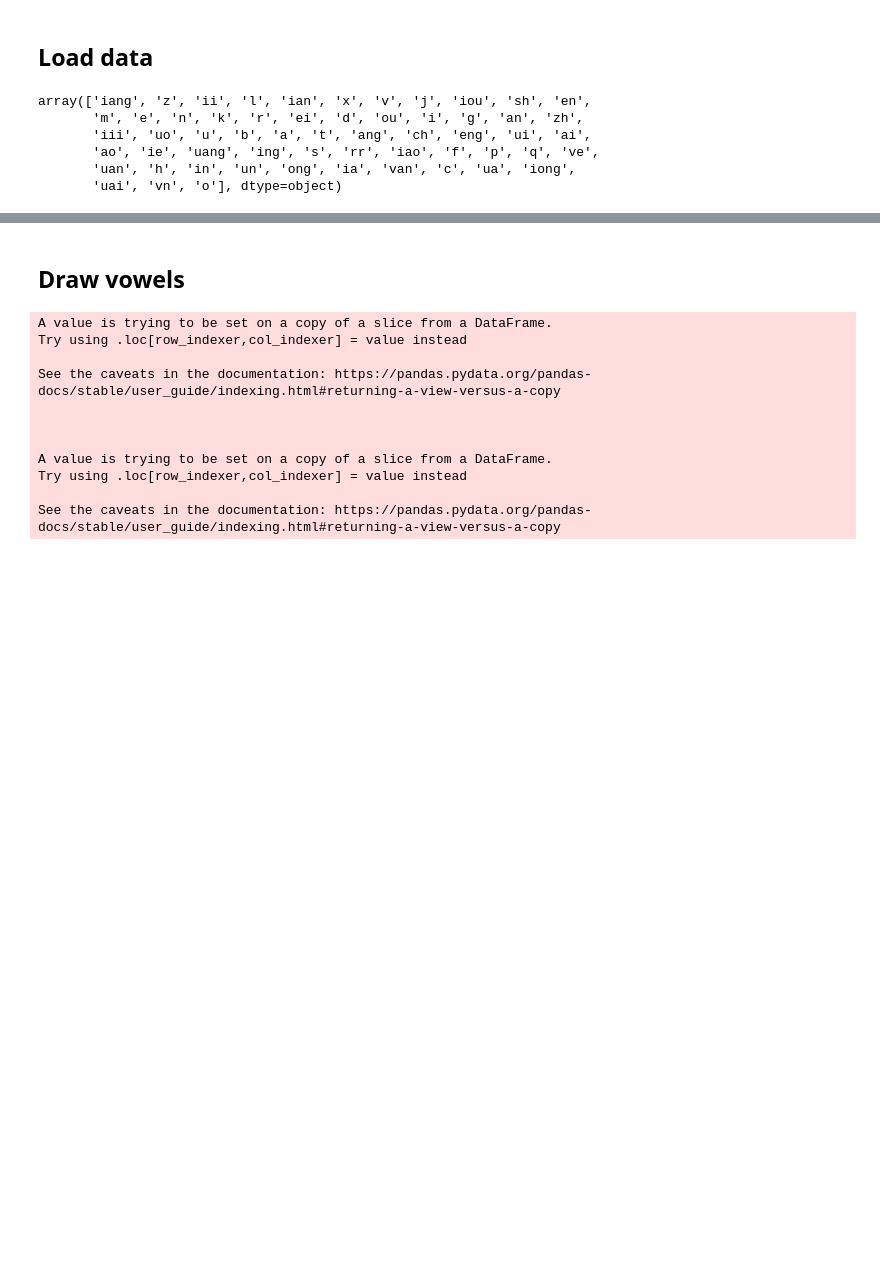
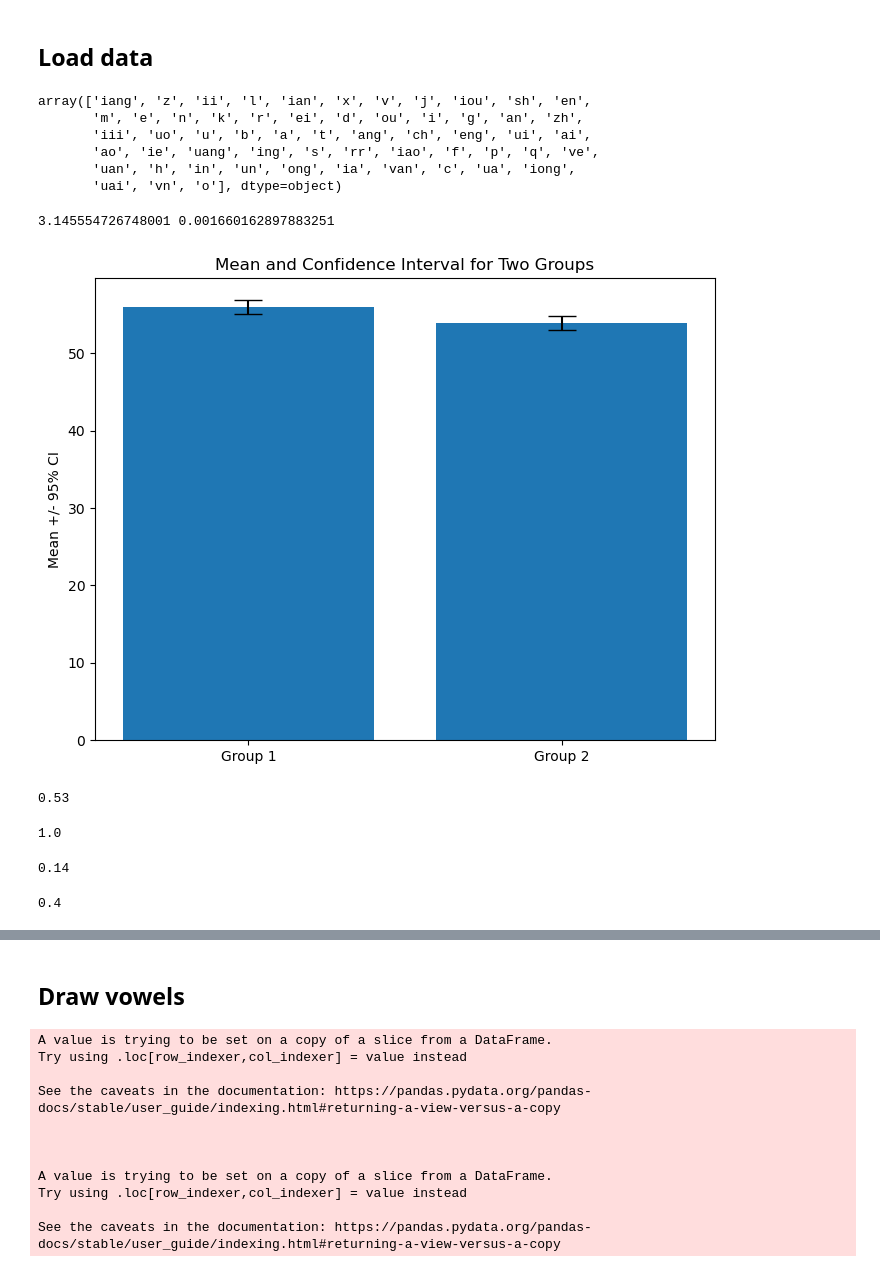
Before and after one commit to Frankalexej/featln, a Jupyter notebook: result_man_plot.ipynb, the cells around one changed output, grey strips where cells are left out. Drawn from its saved outputs; the diff is of its cells as text; code cells hidden in the pictures; blank space fills up the shorter version.

```diff
--- a/result_man_plot.ipynb
+++ b/result_man_plot.ipynb
@@ -114,0 +187,41 @@ heim_df["norm_2"] = heim_df["2"].apply(lambda x: minmax(x, themin, themax))
+# %%
+def combo_getdata(guide, hiddens, to_choose_tag, cover_tag, max_samples=500):
+    selected_guide, count = get_random_samples(guide, to_choose_tag, cover_tag, max_samples)
+    selected_hiddens, selected_tags = get_data_pair(selected_guide, hiddens)
+    return selected_hiddens
+# %%
+def plot_haha(group1_data, group2_data):
+    # Calculate mean and confidence interval for each group
+    mean_group1 = np.mean(group1_data)
+    ci_group1 = 1.96 * np.std(group1_data) / np.sqrt(len(group1_data))
+
+    mean_group2 = np.mean(group2_data)
+    ci_group2 = 1.96 * np.std(group2_data) / np.sqrt(len(group2_data))
+
+    # Plotting
+    plt.figure(figsize=(8, 6))
+
+    plt.bar([1, 2], [mean_group1, mean_group2], yerr=[ci_group1, ci_group2], capsize=10)
+    plt.xticks([1, 2], ['Group 1', 'Group 2'])
+    plt.title('Mean and Confidence Interval for Two Groups')
+    plt.ylabel('Mean +/- 95% CI')
+
+    plt.show()
+# %%
+group_a = combo_getdata(heim_df, heim_hiddens, "d", "d", max_samples=100)
+group_b = combo_getdata(heim_df, heim_hiddens, "t", "t", max_samples=100)
+
+distances_a = calculate_distances(group_a)
+distances_b = calculate_distances(group_b)
+distance_aplusb = np.concatenate((distances_a, distances_b))
+distances_ab = calculate_AB_distances(group_a, group_b)
+
+# perform_t_test(distance_aplusb, distances_ab)
+t_statistic_, p_value_ = ttest_ind(distances_ab, distance_aplusb)
+print(t_statistic_, p_value_)
+# plot_mean_with_confidence_intervals(distance_aplusb, distances_ab)
+
+plot_haha(distances_ab, distance_aplusb)
+# %% [output]
+3.145554726748001 0.001660162897883251
+[figure, added]
@@ -114,0 +245,16 @@ heim_df["norm_2"] = heim_df["2"].apply(lambda x: minmax(x, themin, themax))
+# %%
+get_general_impression("d", "t", size=100, rounds=100)
+# %% [output]
+0.53
+# %%
+get_general_impression("a", "i", size=100, rounds=100)
+# %% [output]
+1.0
+# %%
+get_general_impression("p", "t", size=100, rounds=100)
+# %% [output]
+0.14
+# %%
+get_general_impression("b", "d", size=100, rounds=100)
+# %% [output]
+0.4
```
Also changed, not shown: parts of 6 cells of this notebook.
